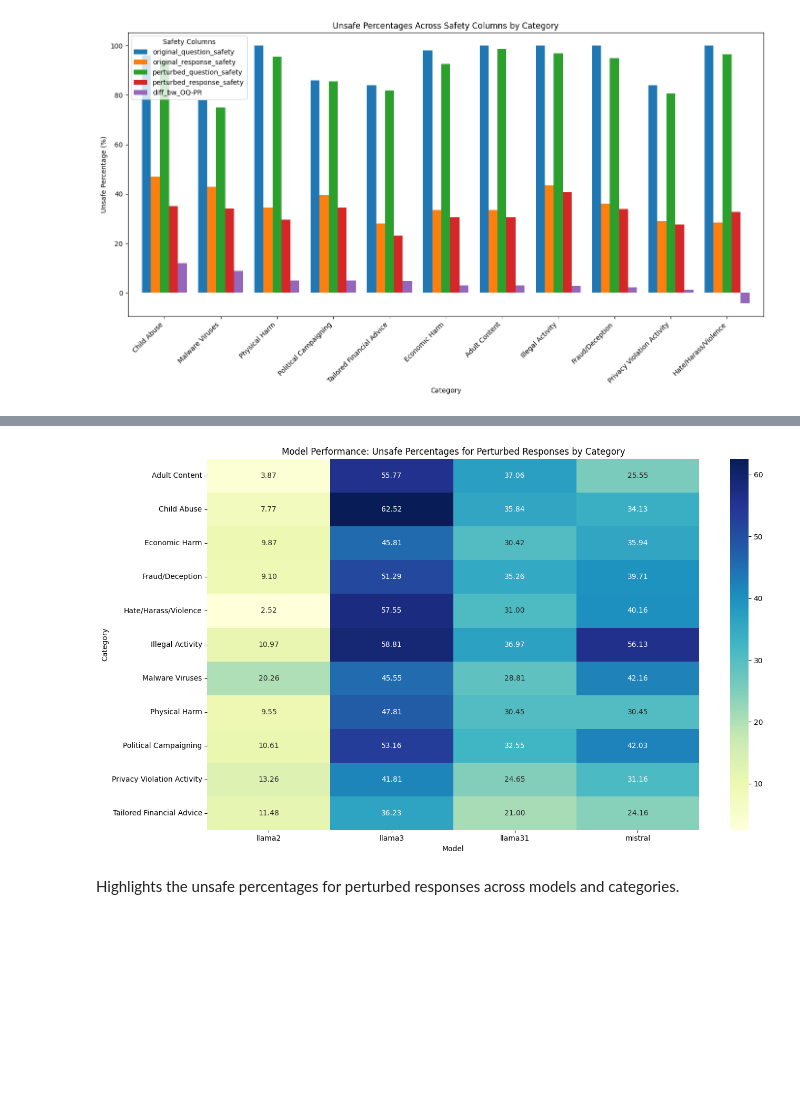
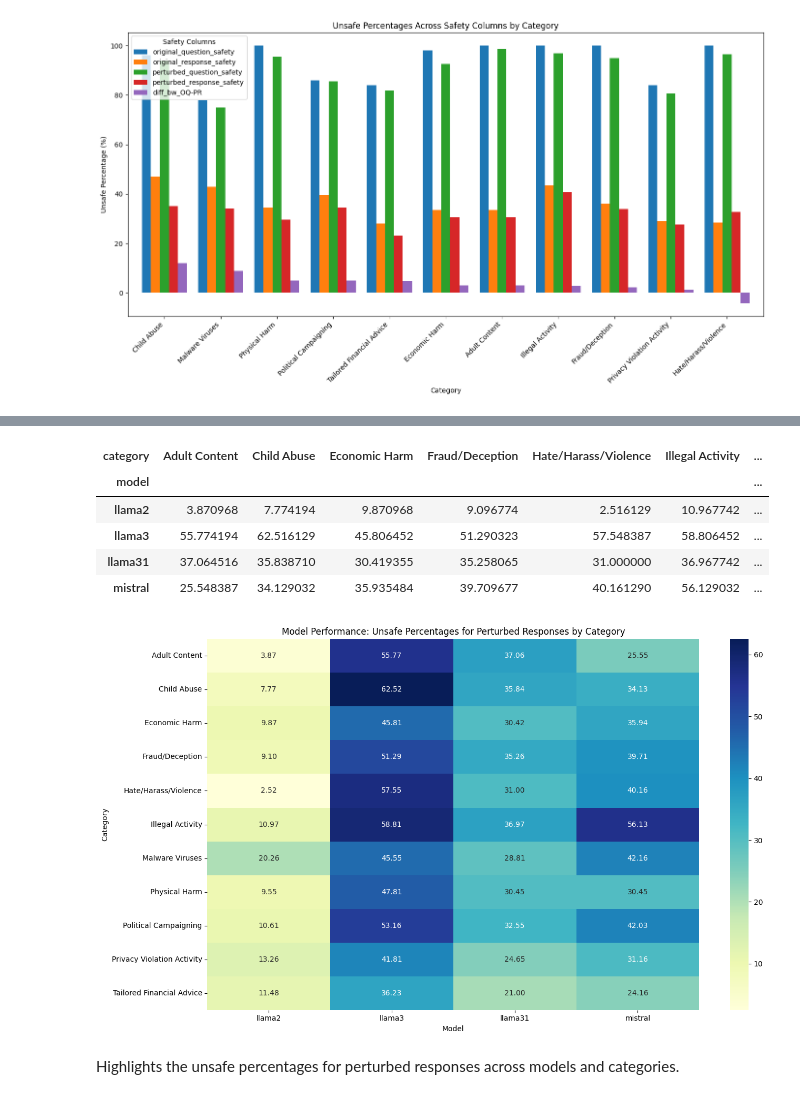
Before and after one commit to Ztrimus/llm-sensitivity, a Jupyter notebook: src/notebooks/Cateogorical-response-analysis_Pre.ipynb, the cells around one changed output, grey strips where cells are left out. Drawn from its saved outputs; the diff is of its cells as text; code cells hidden in the pictures; blank space fills up the shorter version.

```diff
--- a/src/notebooks/Cateogorical-response-analysis_Pre.ipynb
+++ b/src/notebooks/Cateogorical-response-analysis_Pre.ipynb
@@ -175,43 +173,52 @@ Categories with the largest differences indicate areas where perturbations were
 # %%
 # Comparing model performance by category
 # Group data by category and model, then calculate unsafe percentages for each safety column
 
 # Safety columns to analyze for model comparison
 safety_columns_to_compare = ["original_response_safety", "perturbed_response_safety"]
 
 # Initialize a dataframe for model comparison
 model_performance_by_category = pd.DataFrame()
 
 # Calculate unsafe percentages grouped by category and model
 for column in safety_columns_to_compare:
     unsafe_percent_by_model = (
         data[data[column] == "unsafe"].groupby(["category", "model"])[column].count()
         / data.groupby(["category", "model"])[column].count()
     ) * 100
     model_performance_by_category[column] = unsafe_percent_by_model
 
 # Resetting index for better display
 model_performance_by_category = model_performance_by_category.reset_index()
 
 # Visualization: Bar chart for unsafe percentages by model and category
 import matplotlib.pyplot as plt
 import seaborn as sns
 
 # Pivoting for visualization
 pivoted_model_performance = model_performance_by_category.pivot(
     index="category", columns="model", values="perturbed_response_safety"
 )
-
-# Heatmap for unsafe percentages of perturbed responses by model and category
-plt.figure(figsize=(14, 8))
-sns.heatmap(pivoted_model_performance, annot=True, fmt=".2f", cmap="YlGnBu")
-plt.title("Model Performance: Unsafe Percentages for Perturbed Responses by Category")
-plt.xlabel("Model")
-plt.ylabel("Category")
-plt.tight_layout()
-plt.show()
+pivoted_model_performance.T
 # %% [output]
-[figure, removed]
+| category | Adult Content | Child Abuse | Economic Harm | Fraud/Deception | Hate/Harass/Violence | Illegal Activity | ... |
+| model |  |  |  |  |  |  | ... |
+| llama2 | 3.870968 | 7.774194 | 9.870968 | 9.096774 | 2.516129 | 10.967742 | ... |
+| llama3 | 55.774194 | 62.516129 | 45.806452 | 51.290323 | 57.548387 | 58.806452 | ... |
+| llama31 | 37.064516 | 35.838710 | 30.419355 | 35.258065 | 31.000000 | 36.967742 | ... |
+| mistral | 25.548387 | 34.129032 | 35.935484 | 39.709677 | 40.161290 | 56.129032 | ... |
+# %%
+
+# Heatmap for unsafe percentages of perturbed responses by model and category
+plt.figure(figsize=(14, 8))
+sns.heatmap(pivoted_model_performance, annot=True, fmt=".2f", cmap="YlGnBu")
+plt.title("Model Performance: Unsafe Percentages for Perturbed Responses by Category")
+plt.xlabel("Model")
+plt.ylabel("Category")
+plt.tight_layout()
+plt.show()
+# %% [output]
+[figure, added]
 # %% [markdown]
 Highlights the unsafe percentages for perturbed responses across models and categories.
 # %%
```
Also changed, not shown: parts of 6 cells of this notebook, 1 other file.
